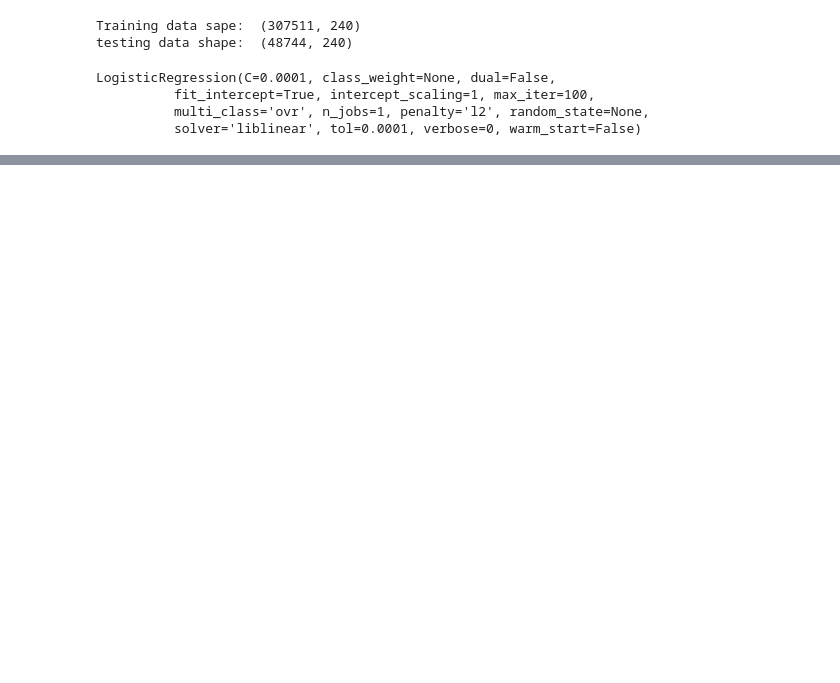
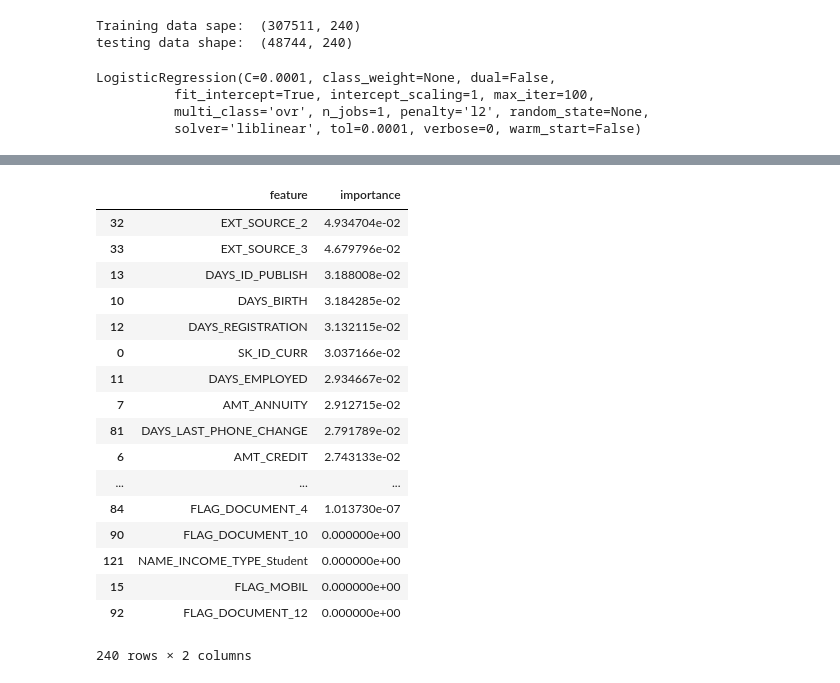
Before and after one commit to RitterGustave-TR/Bank-Risk-Analysis, a Jupyter notebook: training/Exploratory_data_analysis.ipynb, the cells around one changed output, grey strips where cells are left out. Saved outputs shown, nothing was run; the diff lists cells and outputs as text; code cells hidden in the pictures; blank space fills up the shorter version.

```diff
--- a/training/Exploratory_data_analysis.ipynb
+++ b/training/Exploratory_data_analysis.ipynb
@@ -599,0 +616,11 @@ See the caveats in the documentation: http://pandas.pydata.org/pandas-docs/stabl
+# %%
+from sklearn.ensemble import RandomForestClassifier
+
+rndm_forest = RandomForestClassifier(n_estimators = 100, random_state = 50, verbose = 1, n_jobs = -1)
+# Explain parameters here
+rndm_forest.fit(train, train_labels)
+
+feature_importance_values = rndm_forest.feature_importances_
+feature_importances = pd.DataFrame({'feature': features, 'importance': feature_importance_values})
+
+predictions = rndm_forest.predict_proba(test)[:, 1]
@@ -599,0 +644,21 @@ See the caveats in the documentation: http://pandas.pydata.org/pandas-docs/stabl
+# %%
+feature_importances.sort_values(by=['importance'], ascending = False)
+# %% [output]
+|  | feature | importance |
+| 32 | EXT_SOURCE_2 | 4.934704e-02 |
+| 33 | EXT_SOURCE_3 | 4.679796e-02 |
+| 13 | DAYS_ID_PUBLISH | 3.188008e-02 |
+| 10 | DAYS_BIRTH | 3.184285e-02 |
+| 12 | DAYS_REGISTRATION | 3.132115e-02 |
+| 0 | SK_ID_CURR | 3.037166e-02 |
+| 11 | DAYS_EMPLOYED | 2.934667e-02 |
+| 7 | AMT_ANNUITY | 2.912715e-02 |
+| 81 | DAYS_LAST_PHONE_CHANGE | 2.791789e-02 |
+| 6 | AMT_CREDIT | 2.743133e-02 |
+| ... | ... | ... |
+| 84 | FLAG_DOCUMENT_4 | 1.013730e-07 |
+| 90 | FLAG_DOCUMENT_10 | 0.000000e+00 |
+| 121 | NAME_INCOME_TYPE_Student | 0.000000e+00 |
+| 15 | FLAG_MOBIL | 0.000000e+00 |
+| 92 | FLAG_DOCUMENT_12 | 0.000000e+00 |
+240 rows × 2 columns
```
Also changed, not shown: parts of 15 cells of this notebook, 1 other file.
